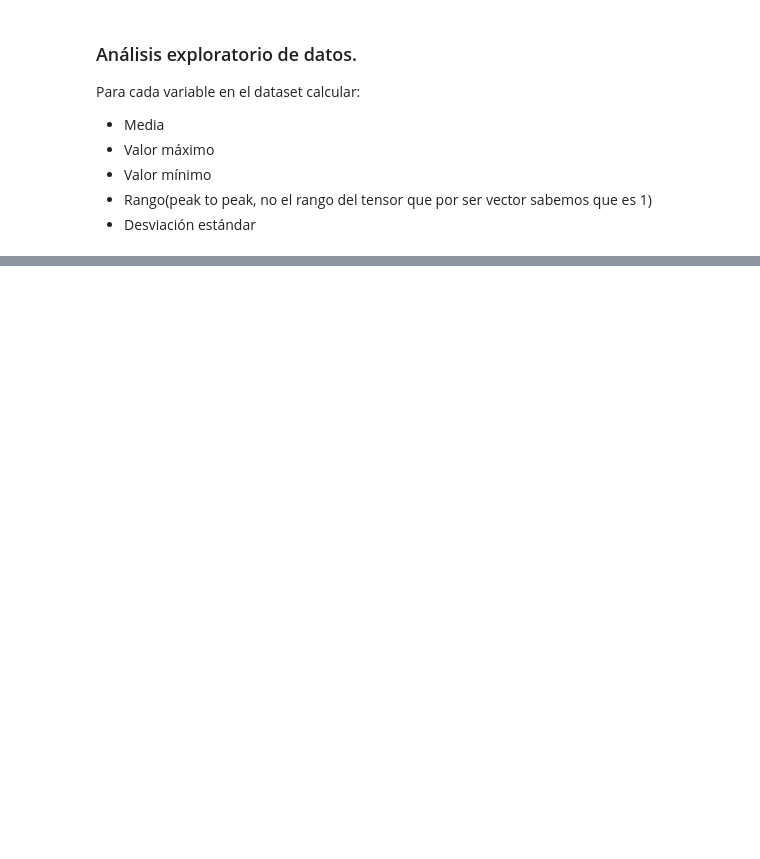
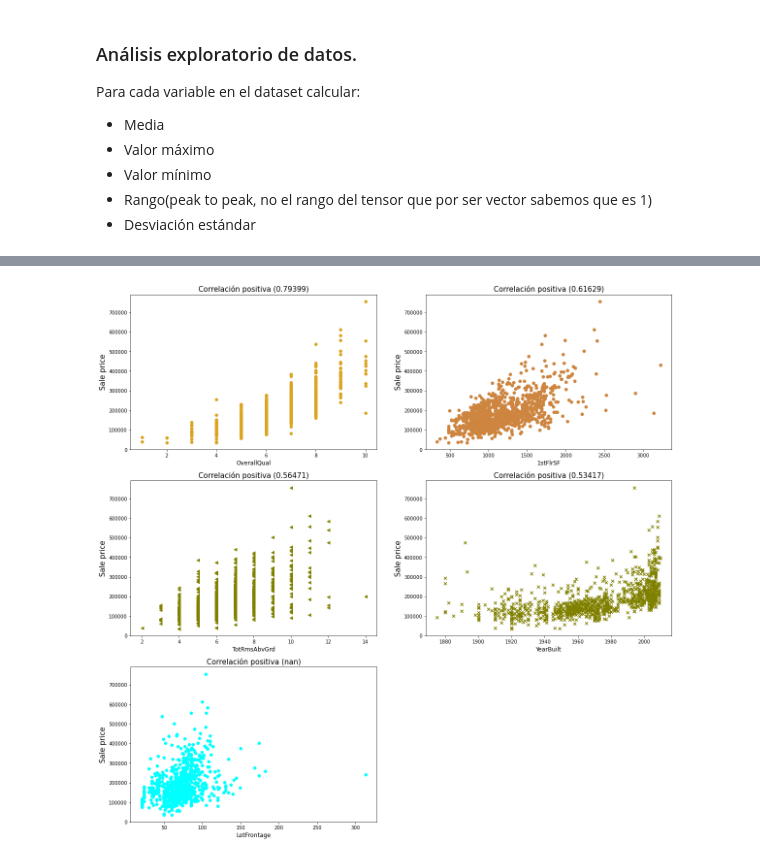
Before and after one commit to hbarrientos/PythonDataScience_U, a Jupyter notebook: CDP_U_Proyecto_HenryBarrientos/CDP_U_Proyecto_HenryBarrientos.ipynb, the cells around one changed output, grey strips where cells are left out. Cells and saved outputs as stored; diff of their text form; code cells hidden in the pictures; blank space fills up the shorter version.

```diff
--- a/CDP_U_Proyecto_HenryBarrientos/CDP_U_Proyecto_HenryBarrientos.ipynb
+++ b/CDP_U_Proyecto_HenryBarrientos/CDP_U_Proyecto_HenryBarrientos.ipynb
@@ -46,0 +75,20 @@ Mundo
+# %%
+fig  = plt.figure(figsize = (20, 20))
+marc = ["*", ">", "<", "o", "v", ".", "+", "8", "x", "^"]
+# experimentar con los siguientes markers o', 'v', '^', '<', '>', '8', 's', 'p', '*', 'h', 'H', 'D', 'd', 'P', 'X'#
+kolor = ["peru", "olive", "aqua", "palegreen", "dodgerblue", "crimson", "lightpink", "goldenrod", "gainsboro", "coral"]
+for index in range(dtframe.shape[1]):   # iterar columnas
+    if (index > 0):   # solo las variables independientes
+        y_vals = dtframe.iloc[: , 0].values
+        x_vals = dtframe.iloc[: , index].values
+        corrcoef = np.corrcoef(x_vals, y_vals)[0, 1]
+        scarer = fig.add_subplot(3, 2, index)
+        scarer.scatter(x_vals, y_vals, marker = marc[np.random.randint(10)], color = kolor[np.random.randint(10)])
+        title = "No existe correlación"
+        if (corrcoef != 0):
+            title = "Correlación {} ({:.5})".format( ("negativa" if (corrcoef < 0) else "positiva"), corrcoef )
+        scarer.set_title(title, fontsize = 15)
+        scarer.set_xlabel(dtframe.columns[index], fontsize = 12)
+        scarer.set_ylabel("Sale price", fontsize = 15)
+# %% [output]
+[figure, added]
```
Also changed, not shown: parts of 6 cells of this notebook.
